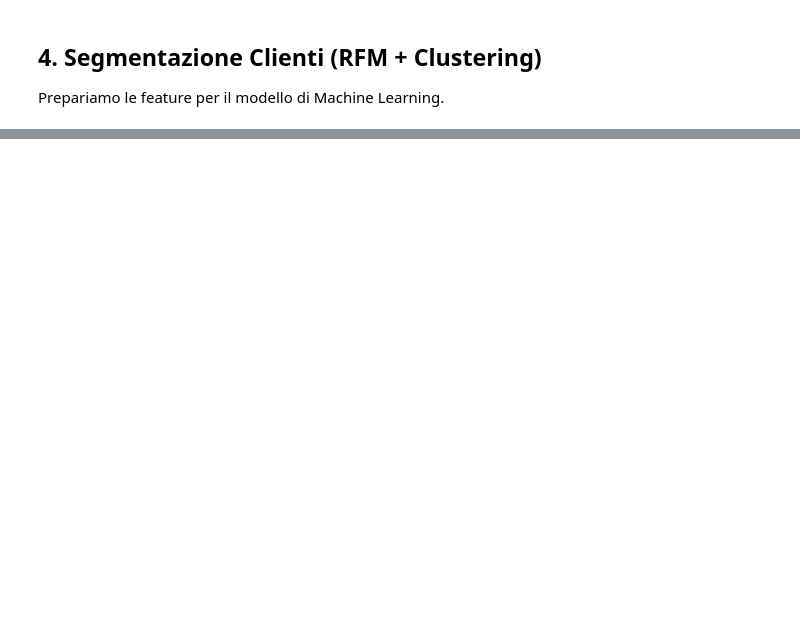
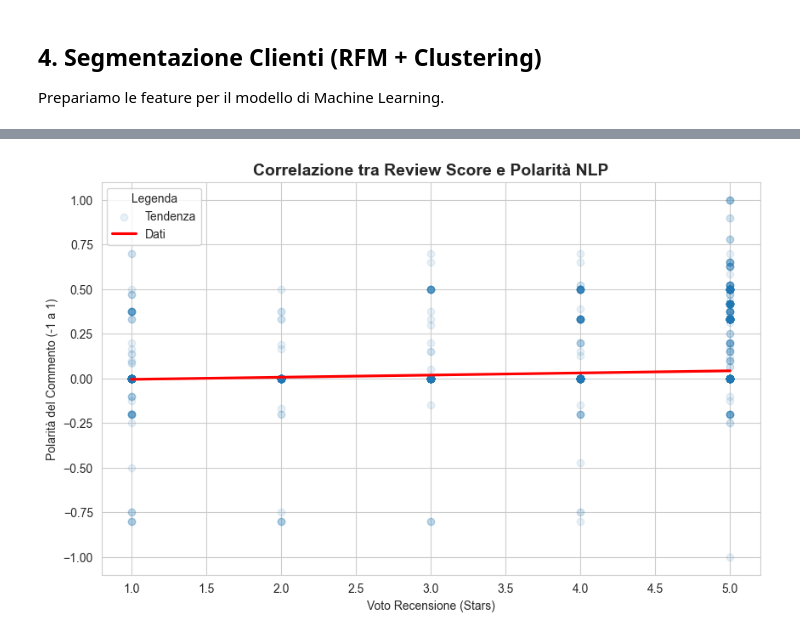
Before and after one commit to EricaZampella/portfolio_ecommerce, a Jupyter notebook: Portfolio_Olist_Analysis.ipynb, the cells around one changed output, grey strips where cells are left out. Cells and saved outputs as stored; diff of their text form; code cells hidden in the pictures; blank space fills up the shorter version.

```diff
--- a/Portfolio_Olist_Analysis.ipynb
+++ b/Portfolio_Olist_Analysis.ipynb
@@ -168,0 +181,18 @@ Analizziamo come variano i costi e i tempi di consegna tra i diversi stati del B
+# %%
+query_reviews = "SELECT review_score, review_comment_message FROM order_reviews WHERE review_comment_message IS NOT NULL LIMIT 5000;"
+df_reviews = pd.read_sql(query_reviews, engine)
+
+def get_sentiment(text):
+    return TextBlob(text).sentiment.polarity
+
+df_reviews['polarity'] = df_reviews['review_comment_message'].apply(get_sentiment)
+
+plt.figure(figsize=(10, 6))
+sns.regplot(data=df_reviews, x='review_score', y='polarity', scatter_kws={'alpha':0.1}, line_kws={'color':'red'})
+plt.title('Correlazione tra Review Score e Polarità NLP', fontsize=14, fontweight='bold')
+plt.xlabel('Voto Recensione (Stars)')
+plt.ylabel('Polarità del Commento (-1 a 1)')
+plt.legend(['Tendenza', 'Dati'], loc='upper left', title='Legenda')
+plt.show()
+# %% [output]
+[figure, added]
```
Also changed, not shown: parts of 20 cells of this notebook.
